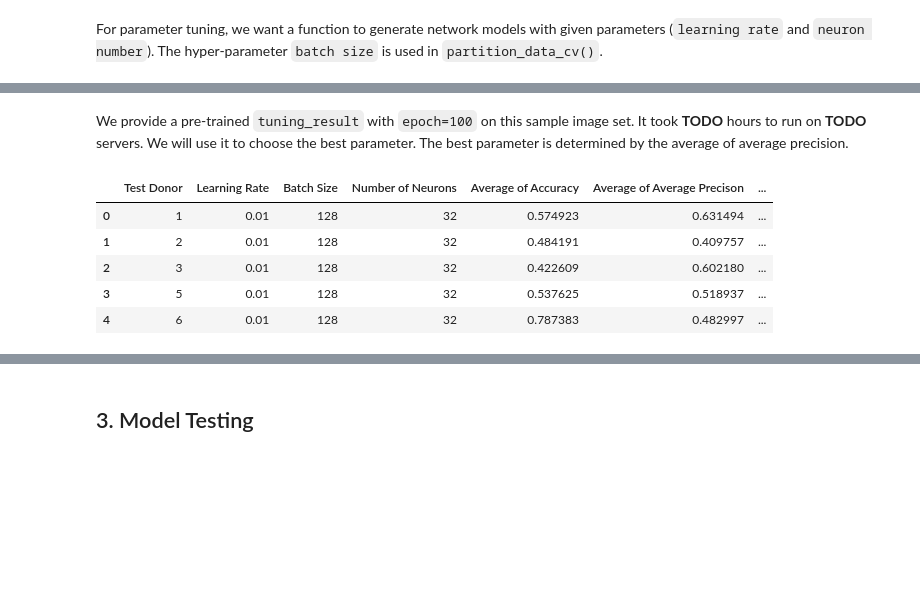
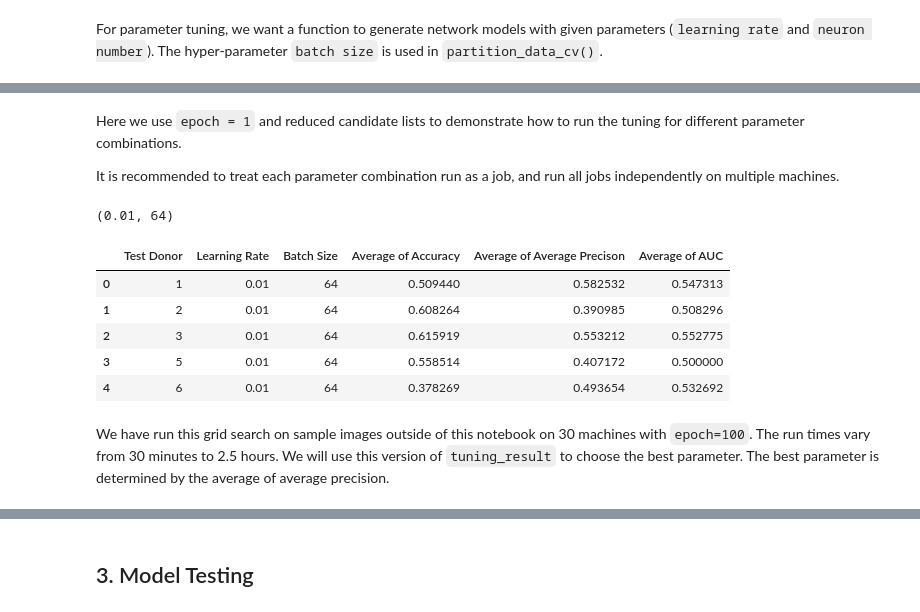
Before and after one commit to gitter-lab/t-cell-classification, a Jupyter notebook: simple_cnn_lenet.ipynb, the cells around one changed output, grey strips where cells are left out. Drawn from its saved outputs; the diff is of its cells as text; code cells hidden in the pictures; blank space fills up the shorter version.

```diff
--- a/simple_cnn_lenet.ipynb
+++ b/simple_cnn_lenet.ipynb
@@ -41,13 +46,14 @@ We can load and group image pixel features into a dictionary. It contains both a
 Since we are using a convolutional network, we will represent each image as a 1-channel 3D array $\left(78, 78, 1\right)$.
 # %%
 all_data = {}
+image_path = "./images/sample_images/processed/augmented/donor_{}/*/*.png"
 
 # Load the pixel matrix for each donor
 for d in [1, 2, 3, 5, 6]:
     no_aug_x, no_aug_y, no_aug_name = [], [], []
     aug_x, aug_y, aug_name = [], [], []
 
-    for name in glob("./images/sample_images/processed/augmented/donor_{}/*/*.png".format(d)):
+    for name in glob(image_path.format(d)):
         pixel_mat = cv2.imread(name, 0)
         pixel_feature = pixel_mat.reshape((78, 78, 1))
 
@@ -81,10 +87,11 @@ While training a Keras model, we want to have a mechanism to generate our datase
 # %%
 class DataGenerator(Sequence):
     """
-    Implement the DataGenertor class (instance of Sequence), so we can feed the training
-    model with better paralley computing support.
+    Implement the DataGenertor class (instance of Sequence), so we can feed the
+    training model with better paralley computing support.
 
-    In this inherited class, we want to implement __getitem__ and the __len__ methods.
+    In this inherited class, we want to implement __getitem__ and the __len__
+    methods.
     """
     def __init__(self, x, y, batch_size=32):
         """
@@ -265,15 +278,16 @@ Trainable params: 770,934
 Non-trainable params: 0
 _________________________________________________________________
 # %%
-def simple_lenet_cv(all_data, batch_size=32, lr=0.001,
-                    epoch=1000, nproc=8, verbose=True):
+def lenet_cv(all_data, batch_size=32, lr=0.001, epoch=1000, nproc=8,
+             verbose=True):
     """
     Main function to train and test a LeNet model in the Nested Cross-Validation
     inner loop. This function will have 5 x 4 = 20 runs for each given parameter
     combination.
 
     Args:
-        all_data(dict): a dictionary containing all augmented and unaugmented images and their lables
+        all_data(dict): a dictionary containing all augmented and unaugmented
+            images and their lables
             {donor_id: {'no_aug_x': array(array(78,78,1)),
                         'no_aug_y': array(k),
                         'no_aug_name': list(k),
@@ -310,9 +324,11 @@ def simple_lenet_cv(all_data, batch_size=32, lr=0.001,
             # same model, so we compile a new model each time before calling
             # `fit`
             model = get_lenet_model(lr)
-            train_gen, vali_gen, class_weight, vali_test_x, vali_test_y = partition_data_cv(
-                all_data, vali_did, test_did, batch_size
-            )
+            (train_gen, vali_gen, class_weight,
+             vali_test_x, vali_test_y) = partition_data_cv(all_data,
+                                                           vali_did,
+                                                           test_did,
+                                                           batch_size)
 
             # Train this model
             history = model.fit_generator(train_gen, epochs=epoch, verbose=0,
@@ -347,7 +363,7 @@ def simple_lenet_cv(all_data, batch_size=32, lr=0.001,
     return results
 # %%
 # We will use epoch = 1 here to demontrate one parameter combination training
-result = simple_lenet_cv(all_data, batch_size=32, lr=0.001, epoch=1, nproc=4)
+result = lenet_cv(all_data, batch_size=32, lr=0.001, epoch=1, nproc=4)
 # %% [output]
 Start training: lr=0.001, batch_size=32
 
@@ -421,11 +442,24 @@ tuning_result = pd.DataFrame({
+# %% [markdown]
+Here we use `epoch = 1` and reduced candidate lists to demonstrate how to run the tuning for different parameter combinations.
+
+It is recommended to treat each parameter combination run as a job, and run all jobs independently on multiple machines.
+# %%
+# lr_candidates = [0.1, 0.01, 0.001, 0.0001, 0.00001]
+# batch_size_candidates = [4, 8, 16, 32, 64, 128]
+
+lr_candidates = [0.01]
+batch_size_candidates = [64]
+epoch = 1
+nproc = 4
+
+tune_lenet(lr_candidates, batch_size_candidates, epoch, nproc)
+# %% [output]
+(0.01, 64)
+|  | Test Donor | Learning Rate | Batch Size | Average of Accuracy | Average of Average Precison | Average of AUC |
+| 0 | 1 | 0.01 | 64 | 0.509440 | 0.582532 | 0.547313 |
+| 1 | 2 | 0.01 | 64 | 0.608264 | 0.390985 | 0.508296 |
+| 2 | 3 | 0.01 | 64 | 0.615919 | 0.553212 | 0.552775 |
+| 3 | 5 | 0.01 | 64 | 0.558514 | 0.407172 | 0.500000 |
+| 4 | 6 | 0.01 | 64 | 0.378269 | 0.493654 | 0.532692 |
 # %% [markdown]
-We provide a pre-trained `tuning_result` with `epoch=100` on this sample image set. It took **TODO** hours to run on **TODO** servers. We will use it to choose the best parameter. The best parameter is determined by the average of average precision.
+We have run this grid search on sample images outside of this notebook on 30 machines with `epoch=100`. The run times vary from 30 minutes to 2.5 hours. We will use this version of `tuning_result` to choose the best parameter. The best parameter is determined by the average of average precision.
-# %%
-tuning_result
-# %% [output]
-|  | Test Donor | Learning Rate | Batch Size | Number of Neurons | Average of Accuracy | Average of Average Precison | ... |
-| 0 | 1 | 0.01 | 128 | 32 | 0.574923 | 0.631494 | ... |
-| 1 | 2 | 0.01 | 128 | 32 | 0.484191 | 0.409757 | ... |
-| 2 | 3 | 0.01 | 128 | 32 | 0.422609 | 0.602180 | ... |
-| 3 | 5 | 0.01 | 128 | 32 | 0.537625 | 0.518937 | ... |
-| 4 | 6 | 0.01 | 128 | 32 | 0.787383 | 0.482997 | ... |
```
Also changed, not shown: parts of 25 cells of this notebook, 5 other files.
